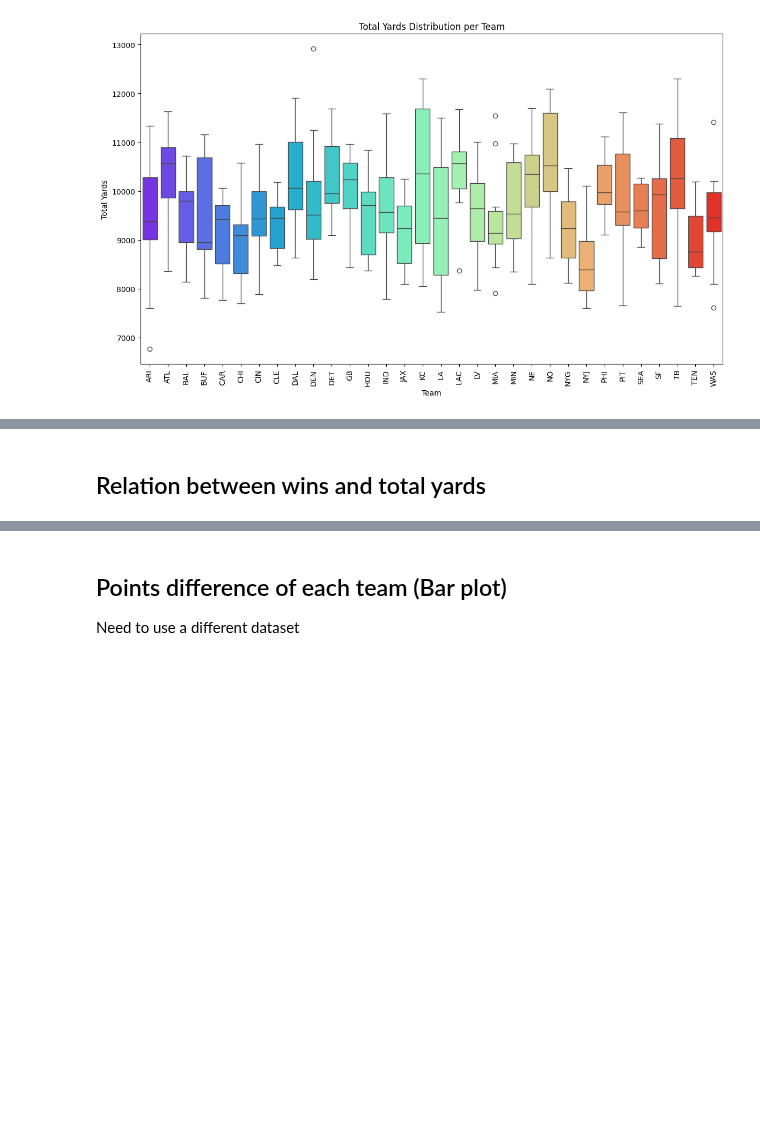
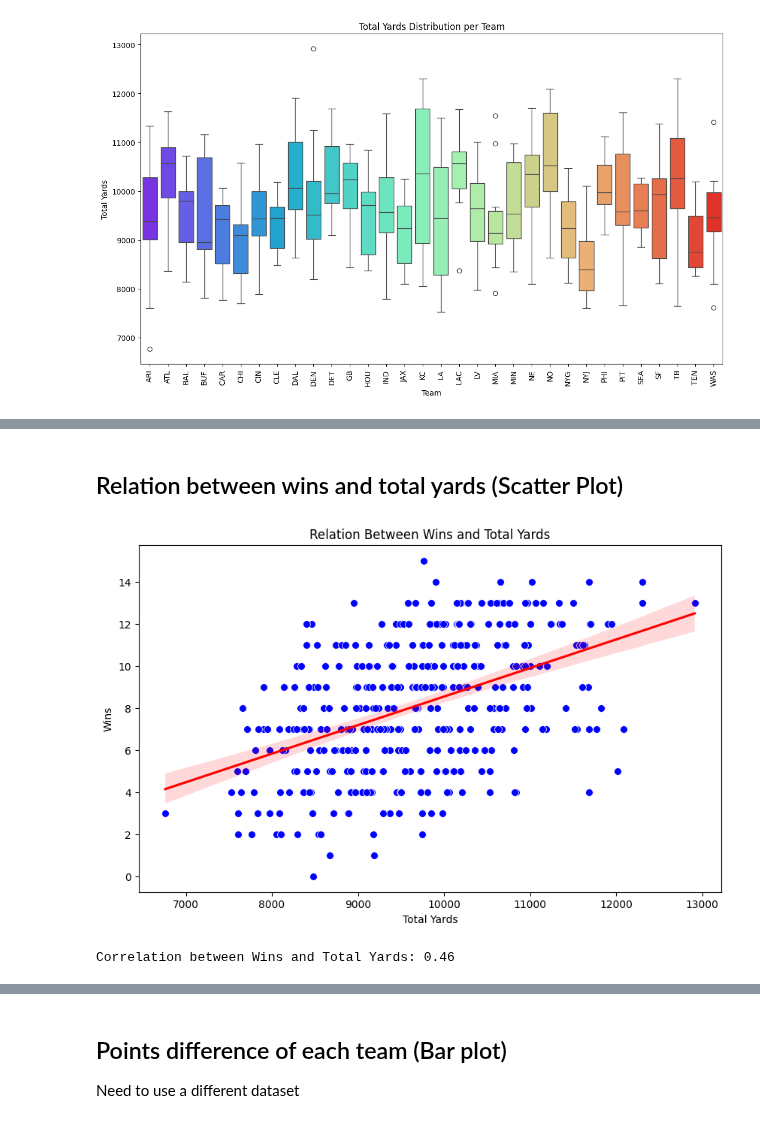
Before and after one commit to kai-ion/Data-602, a Jupyter notebook: Final Project/final_project.ipynb, the cells around one changed output, grey strips where cells are left out. Saved outputs shown, nothing was run; the diff lists cells and outputs as text; code cells hidden in the pictures; blank space fills up the shorter version.

Commit message:
update yard vs wins

```diff
--- a/Final Project/final_project.ipynb
+++ b/Final Project/final_project.ipynb
@@ -500,2 +514,24 @@ Passing `palette` without assigning `hue` is deprecated and will be removed in v
 # %% [markdown]
-## Relation between wins and total yards
+## Relation between wins and total yards (Scatter Plot)
+# %%
+# Plotting the relationship between wins and total yards
+plt.figure(figsize=(10, 6))
+sns.scatterplot(x='yards_gained', y='wins', data=df, color='blue', s=50)
+
+# Adding a regression line to understand the trend
+sns.regplot(x='yards_gained', y='wins', data=df, scatter=False, color='red')
+
+# Adding labels and title
+plt.title('Relation Between Wins and Total Yards')
+plt.xlabel('Total Yards')
+plt.ylabel('Wins')
+
+# Show plot
+plt.show()
+
+# Calculate the correlation between wins and total yards
+correlation = df['wins'].corr(df['yards_gained'])
+print(f'Correlation between Wins and Total Yards: {correlation:.2f}')
+# %% [output]
+[figure, added]
+Correlation between Wins and Total Yards: 0.46
```
Also changed, not shown: parts of 6 cells of this notebook.
